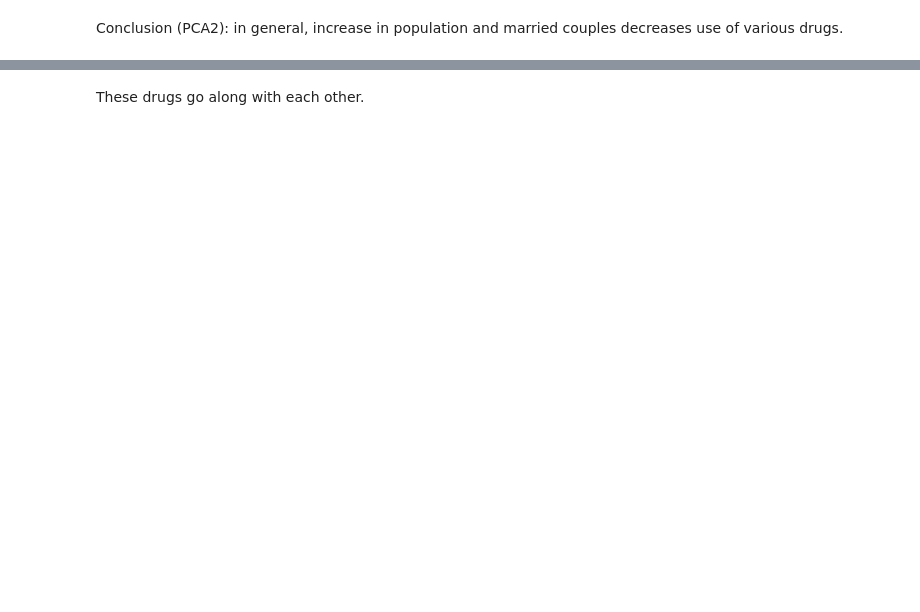
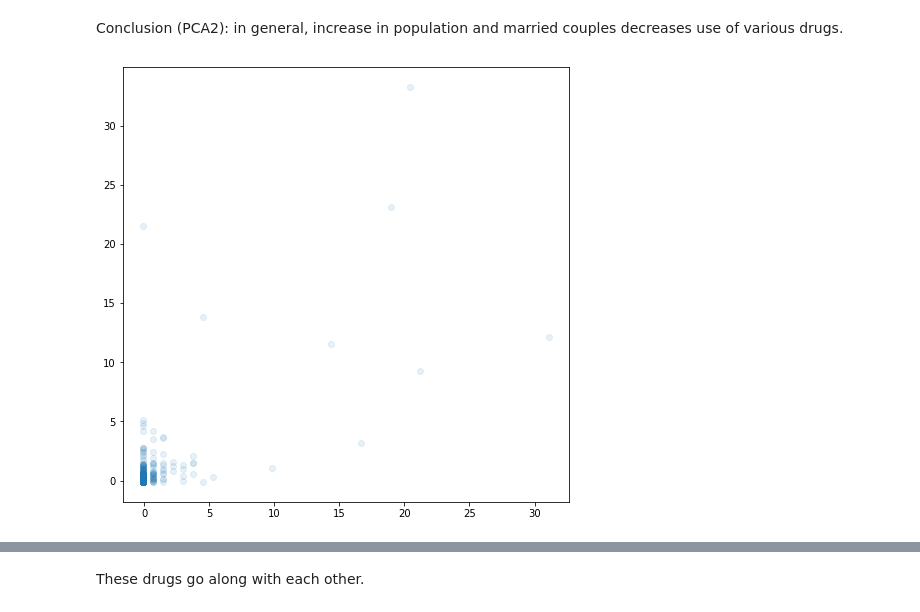
Before and after one commit to kper220/21-MTH600-Final, a Jupyter notebook: opioid crisis analysis.ipynb, the cells around one changed output, grey strips where cells are left out. Cells and saved outputs as stored; diff of their text form; code cells hidden in the pictures; blank space fills up the shorter version.

```diff
--- a/opioid crisis analysis.ipynb
+++ b/opioid crisis analysis.ipynb
@@ -403,10 +865,12 @@ pc_explain(1, pc_svd, 10, nonzero_features)
 # %% [markdown]
 Conclusion (PCA2): in general, increase in population and married couples decreases use of various drugs.
 # %%
-lab1 = 'Acetyl fentanyl'
+lab1 = 'U-47700'
 lab2 = 'Fentanyl'
 plt.figure(figsize=(8, 8))
 plt.scatter(df_standardized[lab1], df_standardized[lab2], alpha=.1)
 # plt.ylim(0, 10)
 plt.show()
+# %% [output]
+[figure, added]
 # %%
```
Also changed, not shown: parts of 76 cells of this notebook.
